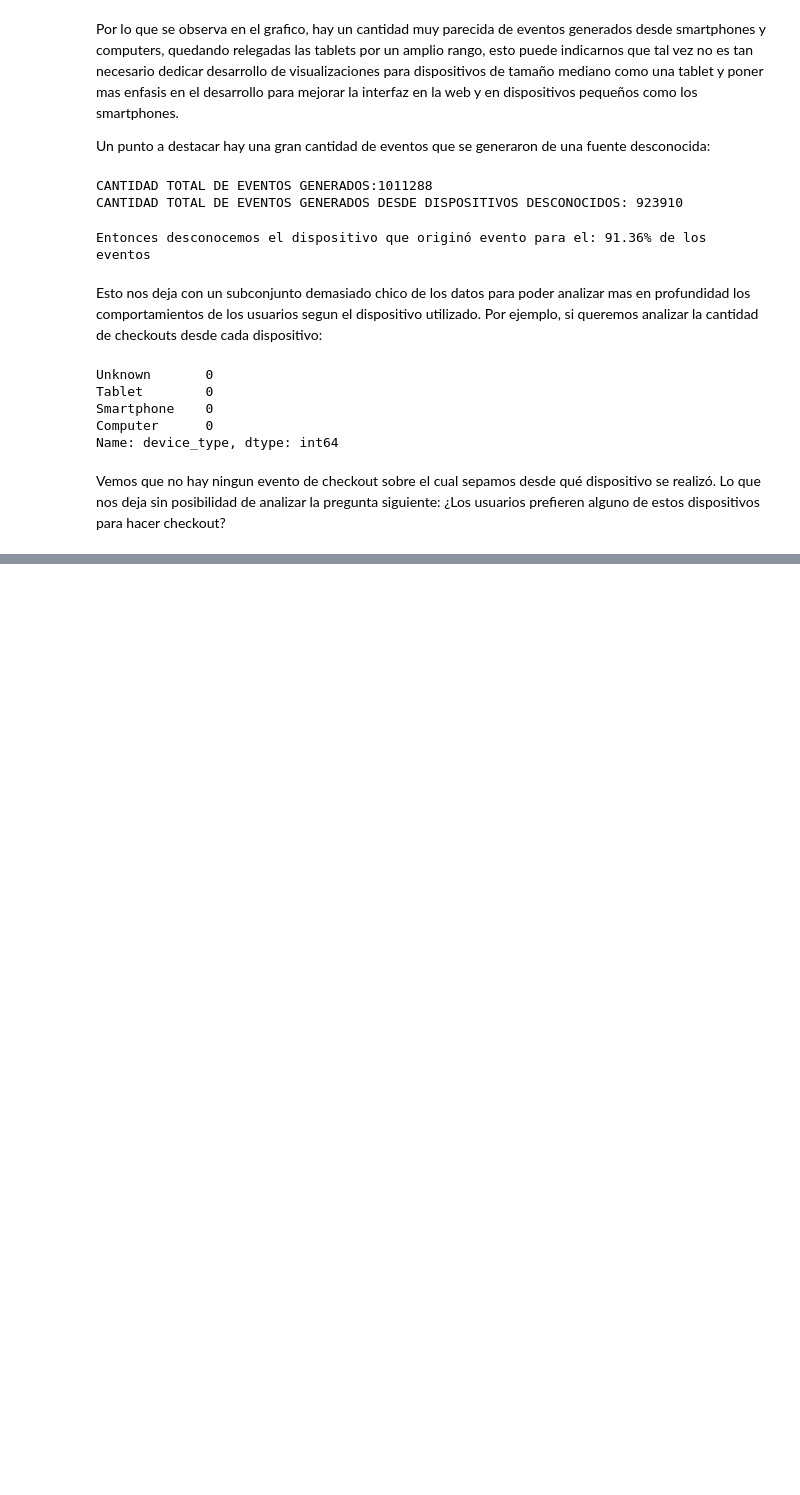
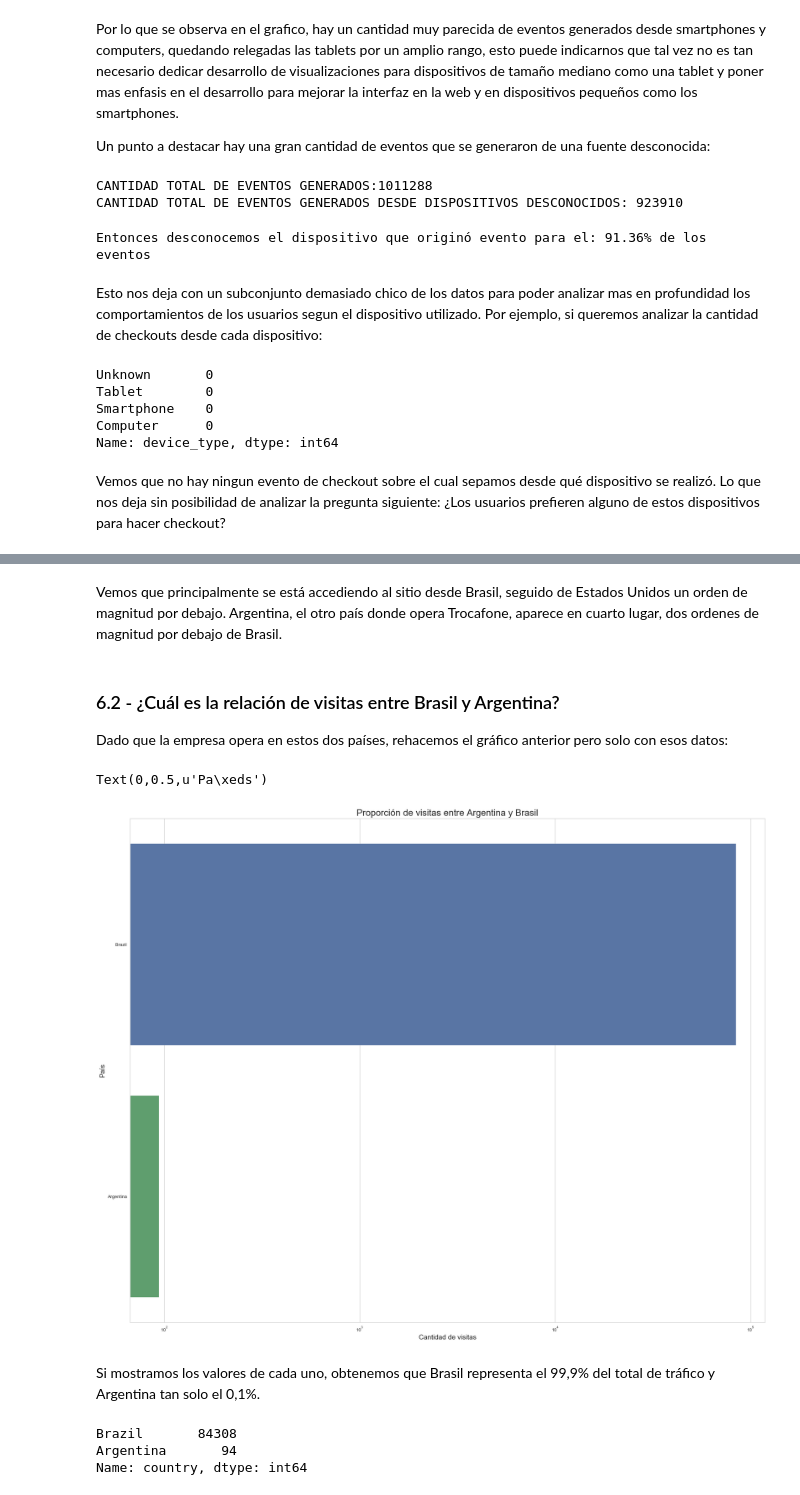
Before and after one commit to asilvestri2020/7506_2C2018, a Jupyter notebook: TP1/Informe_TP1_TEMPORAL.ipynb, the cells around one changed output, grey strips where cells are left out. Cells and saved outputs as stored; diff of their text form; code cells hidden in the pictures; blank space fills up the shorter version.

```diff
--- a/TP1/Informe_TP1_TEMPORAL.ipynb
+++ b/TP1/Informe_TP1_TEMPORAL.ipynb
@@ -499,0 +534,28 @@ Vemos que no hay ningun evento de checkout sobre el cual sepamos desde qué disp
+# %% [markdown]
+Vemos que principalmente se está accediendo al sitio desde Brasil, seguido de Estados Unidos un orden de magnitud por debajo. Argentina, el otro país donde opera Trocafone, aparece en cuarto lugar, dos ordenes de magnitud por debajo de Brasil.
+# %% [markdown]
+### 6.2 - ¿Cuál es la relación de visitas entre Brasil y Argentina?
+
+Dado que la empresa opera en estos dos países, rehacemos el gráfico anterior pero solo con esos datos:
+# %%
+isBrazil = eventos['country'] == 'Brazil'
+isArgentina = eventos['country'] == 'Argentina'
+
+visitas_argentina_vs_brasil_grafico_data = eventos[isBrazil | isArgentina]['country'].value_counts()
+
+g = sns.barplot(x=visitas_argentina_vs_brasil_grafico_data.values, y=visitas_argentina_vs_brasil_grafico_data.index, orient='h')
+g.set_xscale('log')
+g.set_title(u"Proporción de visitas entre Argentina y Brasil", fontsize=20)
+g.set_xlabel(u"Cantidad de visitas", fontsize=15)
+g.set_ylabel(u"País", fontsize=15)
+# %% [output]
+Text(0,0.5,u'Pa\xeds')
+[figure, added]
+# %% [markdown]
+Si mostramos los valores de cada uno, obtenemos que Brasil representa el 99,9% del total de tráfico y Argentina tan solo el 0,1%.
+# %%
+eventos[isBrazil | isArgentina]['country'].value_counts()
+# %% [output]
+Brazil       84308
+Argentina       94
+Name: country, dtype: int64
```
Also changed, not shown: parts of 16 cells of this notebook, 1 other file.
